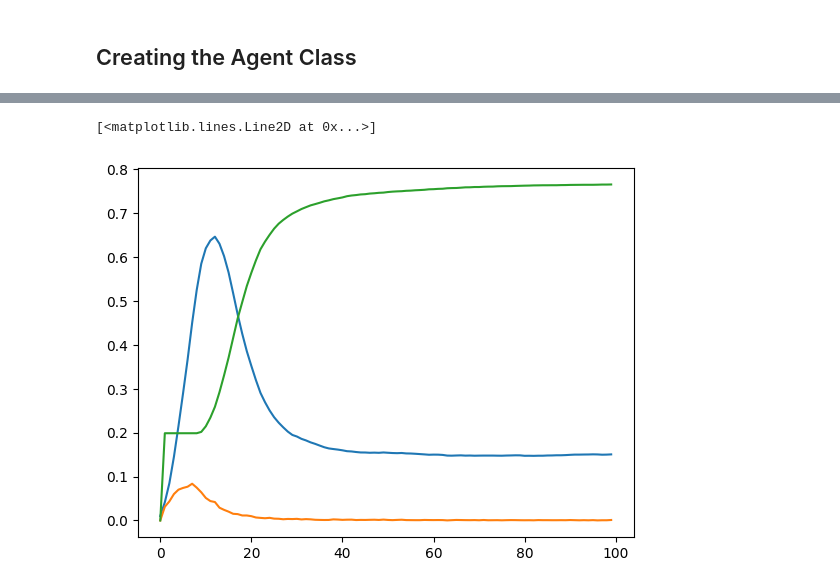
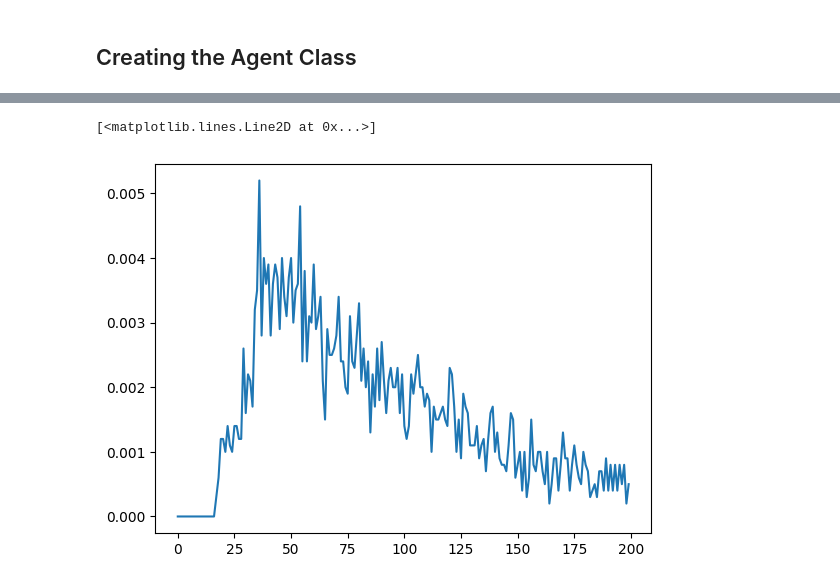
Before and after one commit to danieltobiastan97/diseasesABM, a Jupyter notebook: project.ipynb, the cells around one changed output, grey strips where cells are left out. Drawn from its saved outputs; the diff is of its cells as text; code cells hidden in the pictures.

```diff
--- a/project.ipynb
+++ b/project.ipynb
@@ -304,20 +409,15 @@ plt.plot(s)
 # %%
-# 10 simulations
-c = np.zeros((10,100))
-s = np.zeros((10,100))
-v = np.zeros((10,100))
+# avg death rate over 10 simulations
+steps = 200
+death_rate = np.zeros((10,steps))
+hum = np.zeros((10,steps))
 for i in range(10):
     sub = Suburb()
-    c[i], s[i], v[i] = sub.step(1000, 100)
+    _, _, _, death_rate[i], hum[i] = sub.step(1000, steps, show_plot = False)
 
-# take average of 10 simulations
-c_avg = np.average(c, axis=0)
-s_avg = np.average(s, axis=0)
-v_avg = np.average(v, axis=0)
+death_rate_avg = np.average(death_rate, axis=0)
+hum_avg = np.average(hum, axis=0)
+plt.plot(death_rate_avg)
+# %% [output]
+[<matplotlib.lines.Line2D at 0x...>]
+[figure, added]
-# %%
-plt.plot(c_avg)
-plt.plot(s_avg)
-plt.plot(v_avg)
-# %% [output]
-[<matplotlib.lines.Line2D at 0x...>]
-[figure, removed]
```
Also changed, not shown: parts of 30 cells of this notebook.
